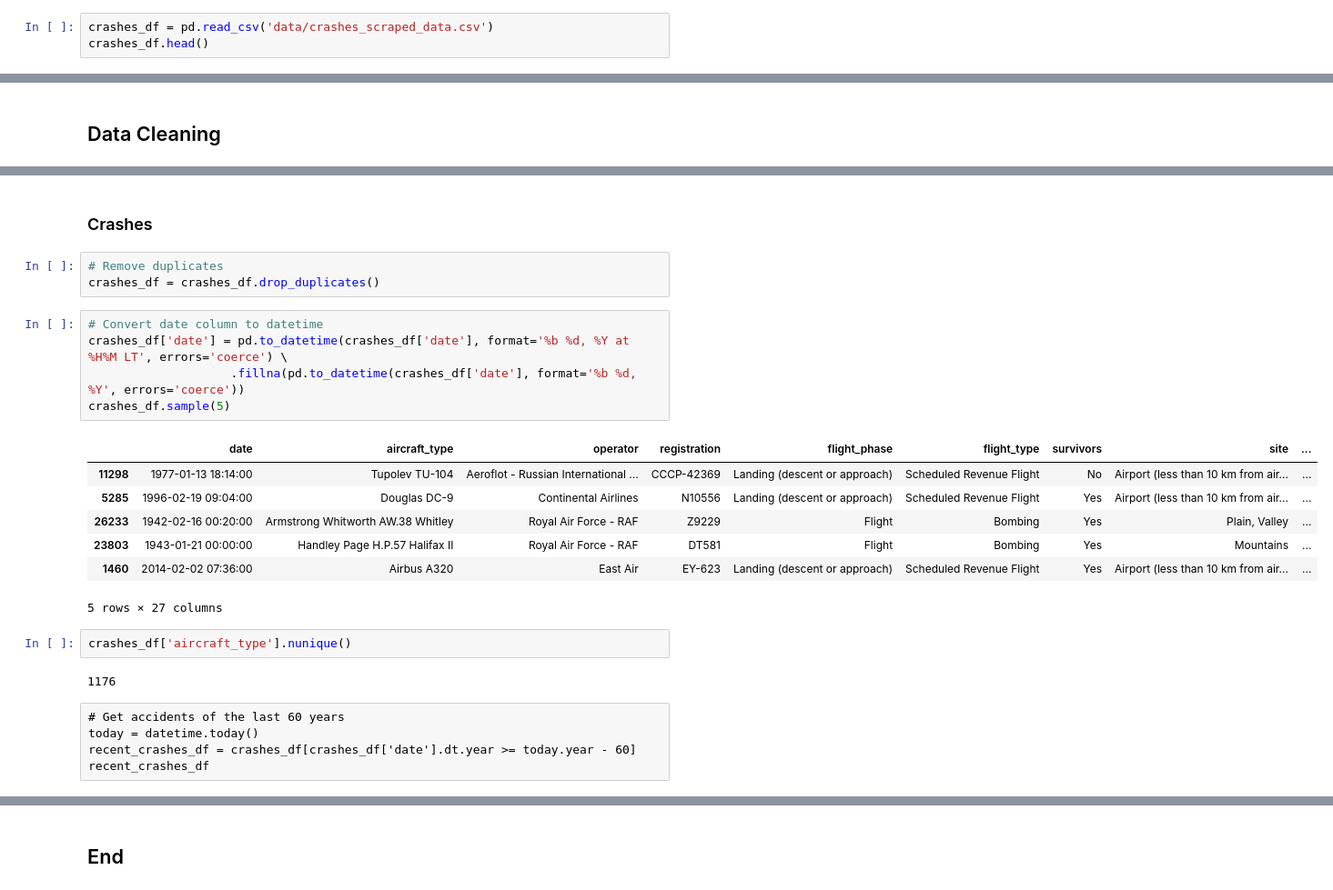
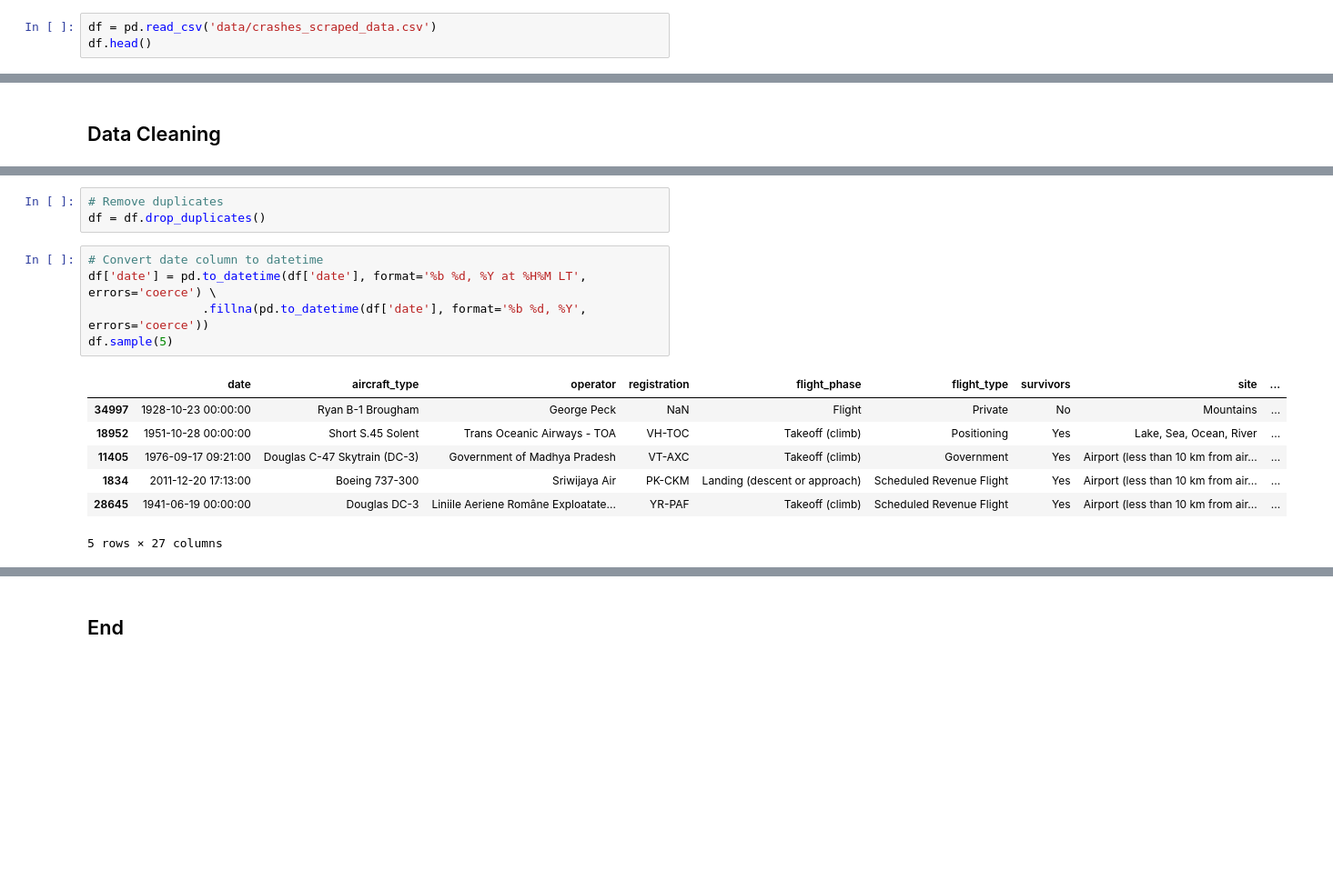
Before and after one commit to nadpierre/aircraft-crashes-clustering-project, a Jupyter notebook: data_collection_and_cleaning.ipynb, the cells around one changed output, grey strips where cells are left out. Shown at 91% size. Saved outputs shown, nothing was run; the diff lists cells and outputs as text; blank space fills up the shorter version.

Commit message:
remove airplane dataframe, start data cleaning

```diff
--- a/data_collection_and_cleaning.ipynb
+++ b/data_collection_and_cleaning.ipynb
@@ -293,6 +189,6 @@ for i in range(nb_pages):
 # %%
-crashes_df = pd.read_csv('data/crashes_scraped_data.csv')
-crashes_df.head()
+df = pd.read_csv('data/crashes_scraped_data.csv')
+df.head()
 # %% [output]
 |  | date | aircraft_type | operator | registration | flight_phase | flight_type | survivors | site | ... |
 | 0 | Mar 13, 2025 at 0733 LT | Cessna 525 CitationJet CJ2 | LBL 525 CZ LLC | N525CZ | Takeoff (climb) | Private | No | Plain, Valley | ... |
@@ -494,27 +289,16 @@ aircrafts_df[dimensions].describe()
-# %% [markdown]
-### Crashes
 # %%
 # Remove duplicates
-crashes_df = crashes_df.drop_duplicates()
+df = df.drop_duplicates()
 # %%
 # Convert date column to datetime
-crashes_df['date'] = pd.to_datetime(crashes_df['date'], format='%b %d, %Y at %H%M LT', errors='coerce') \
-					.fillna(pd.to_datetime(crashes_df['date'], format='%b %d, %Y', errors='coerce'))
-crashes_df.sample(5)
+df['date'] = pd.to_datetime(df['date'], format='%b %d, %Y at %H%M LT', errors='coerce') \
+				.fillna(pd.to_datetime(df['date'], format='%b %d, %Y', errors='coerce'))
+df.sample(5)
 # %% [output]
 |  | date | aircraft_type | operator | registration | flight_phase | flight_type | survivors | site | ... |
-| 11298 | 1977-01-13 18:14:00 | Tupolev TU-104 | Aeroflot - Russian International ... | CCCP-42369 | Landing (descent or approach) | Scheduled Revenue Flight | No | Airport (less than 10 km from air... | ... |
-| 5285 | 1996-02-19 09:04:00 | Douglas DC-9 | Continental Airlines | N10556 | Landing (descent or approach) | Scheduled Revenue Flight | Yes | Airport (less than 10 km from air... | ... |
-| 26233 | 1942-02-16 00:20:00 | Armstrong Whitworth AW.38 Whitley | Royal Air Force - RAF | Z9229 | Flight | Bombing | Yes | Plain, Valley | ... |
-| 23803 | 1943-01-21 00:00:00 | Handley Page H.P.57 Halifax II | Royal Air Force - RAF | DT581 | Flight | Bombing | Yes | Mountains | ... |
-| 1460 | 2014-02-02 07:36:00 | Airbus A320 | East Air | EY-623 | Landing (descent or approach) | Scheduled Revenue Flight | Yes | Airport (less than 10 km from air... | ... |
+| 34997 | 1928-10-23 00:00:00 | Ryan B-1 Brougham | George Peck | NaN | Flight | Private | No | Mountains | ... |
+| 18952 | 1951-10-28 00:00:00 | Short S.45 Solent | Trans Oceanic Airways - TOA | VH-TOC | Takeoff (climb) | Positioning | Yes | Lake, Sea, Ocean, River | ... |
+| 11405 | 1976-09-17 09:21:00 | Douglas C-47 Skytrain (DC-3) | Government of Madhya Pradesh | VT-AXC | Takeoff (climb) | Government | Yes | Airport (less than 10 km from air... | ... |
+| 1834 | 2011-12-20 17:13:00 | Boeing 737-300 | Sriwijaya Air | PK-CKM | Landing (descent or approach) | Scheduled Revenue Flight | Yes | Airport (less than 10 km from air... | ... |
+| 28645 | 1941-06-19 00:00:00 | Douglas DC-3 | Liniile Aeriene Române Exploatate... | YR-PAF | Takeoff (climb) | Scheduled Revenue Flight | Yes | Airport (less than 10 km from air... | ... |
 5 rows × 27 columns
-# %%
-crashes_df['aircraft_type'].nunique()
-# %% [output]
-1176
-# %% [raw]
-# Get accidents of the last 60 years
-today = datetime.today()
-recent_crashes_df = crashes_df[crashes_df['date'].dt.year >= today.year - 60]
-recent_crashes_df
```
Also changed, not shown: parts of 43 cells of this notebook, 1 other file.
